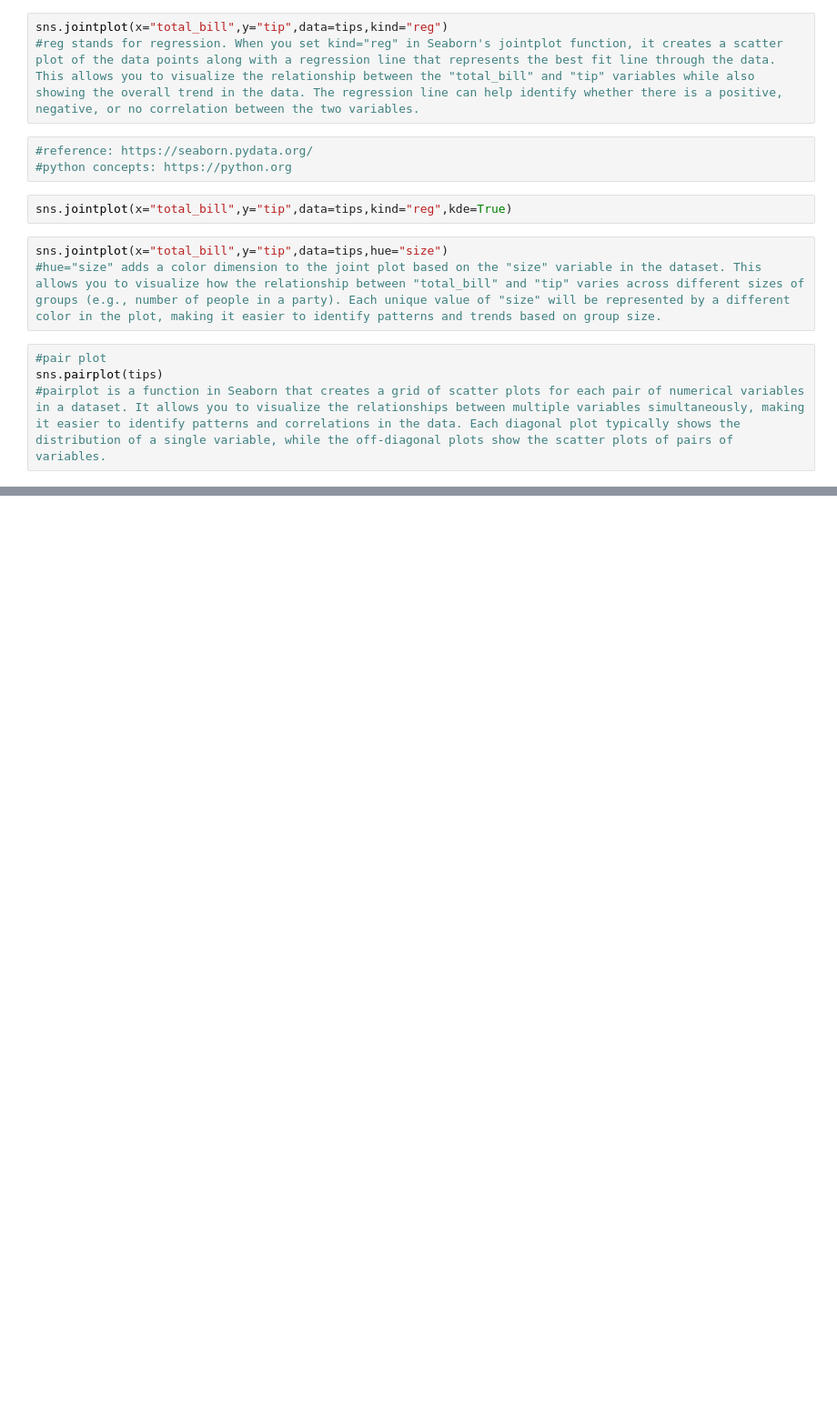
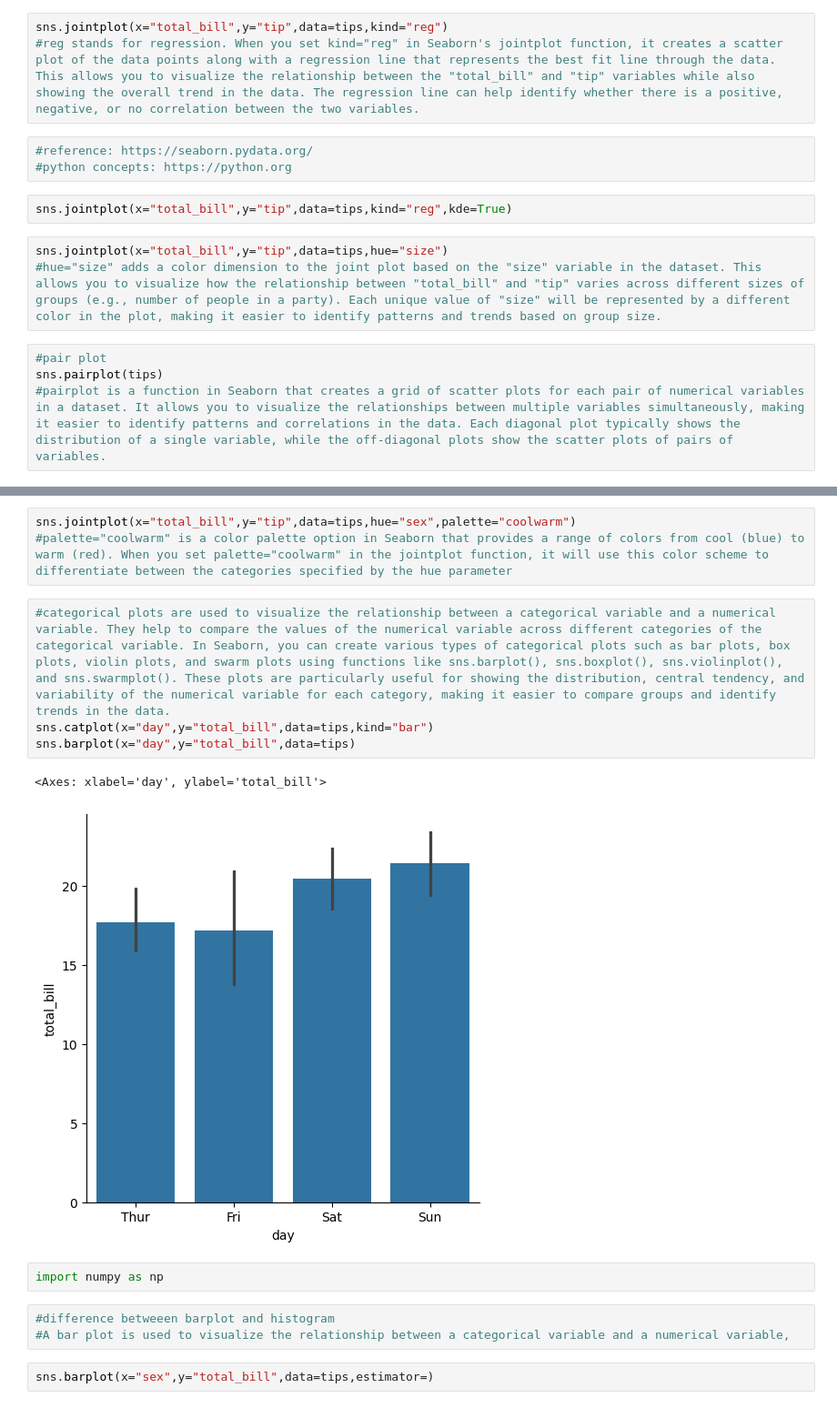
Before and after one commit to Roopa-KR/Python-Concepts, a Jupyter notebook: seaborn.ipynb, the cells around one changed output, grey strips where cells are left out. Shown at 91% size. Cells and saved outputs as stored; diff of their text form; blank space fills up the shorter version.

Commit message:
Seaborn

```diff
--- a/seaborn.ipynb
+++ b/seaborn.ipynb
@@ -94,0 +106,17 @@ sns.pairplot(tips)
+# %%
+sns.jointplot(x="total_bill",y="tip",data=tips,hue="sex",palette="coolwarm")
+#palette="coolwarm" is a color palette option in Seaborn that provides a range of colors from cool (blue) to warm (red). When you set palette="coolwarm" in the jointplot function, it will use this color scheme to differentiate between the categories specified by the hue parameter
+# %%
+#categorical plots are used to visualize the relationship between a categorical variable and a numerical variable. They help to compare the values of the numerical variable across different categories of the categorical variable. In Seaborn, you can create various types of categorical plots such as bar plots, box plots, violin plots, and swarm plots using functions like sns.barplot(), sns.boxplot(), sns.violinplot(), and sns.swarmplot(). These plots are particularly useful for showing the distribution, central tendency, and variability of the numerical variable for each category, making it easier to compare groups and identify trends in the data.
+sns.catplot(x="day",y="total_bill",data=tips,kind="bar")
+sns.barplot(x="day",y="total_bill",data=tips)
+# %% [output]
+<Axes: xlabel='day', ylabel='total_bill'>
+[figure, added]
+# %%
+import numpy as np
+# %%
+#difference betweeen barplot and histogram
+#A bar plot is used to visualize the relationship between a categorical variable and a numerical variable,
+# %%
+sns.barplot(x="sex",y="total_bill",data=tips,estimator=)
```
Also changed, not shown: parts of 1 cell of this notebook.
